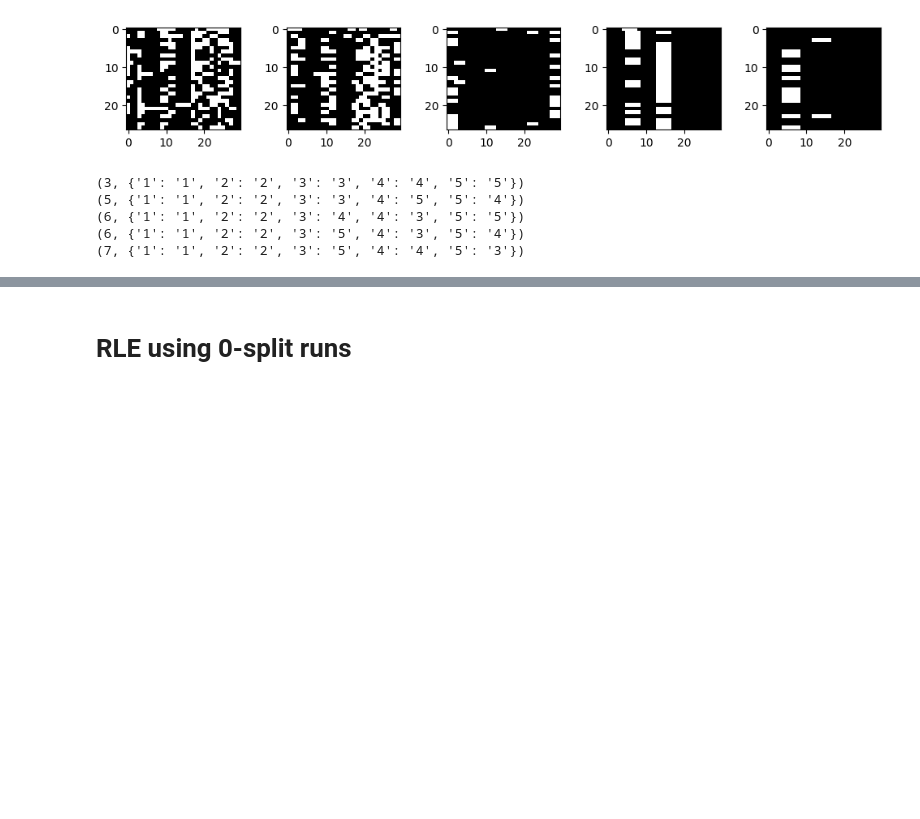
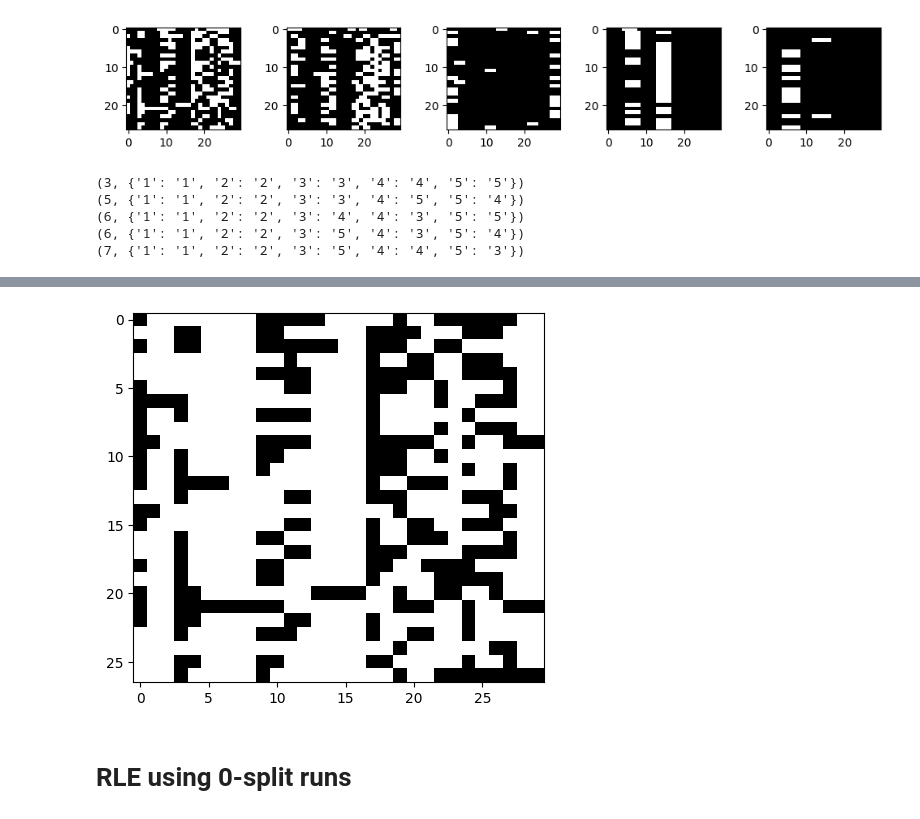
Before and after one commit to tomster12/coding, a Jupyter notebook: general/noita/cessation/test.ipynb, the cells around one changed output, grey strips where cells are left out. Drawn from its saved outputs; the diff is of its cells as text; code cells hidden in the pictures; blank space fills up the shorter version.

```diff
--- a/general/noita/cessation/test.ipynb
+++ b/general/noita/cessation/test.ipynb
@@ -244,3 +313,15 @@ plt.show()
+# %%
+def unique_rl_encode(msg, mapping=None):
+    return "".join([ int(c) * ("0" if c == "1" else "1") for c in msg ])
+
+tmp = msgs_sr.copy()
+tmp[0] = "1" + tmp[0]
+msgs_sr_urle = [ unique_rl_encode(msg) for msg in tmp ]
+im_sr_urle = np.array(msgs_to_im(msgs_sr_urle, fill=0))
+plt.imshow(im_sr_urle, cmap="gray")
+plt.show()
+# %% [output]
+[figure, added]
 # %% [markdown]
 # RLE using 0-split runs
 # %%
```
Also changed, not shown: parts of 8 cells of this notebook, 11 other files.
